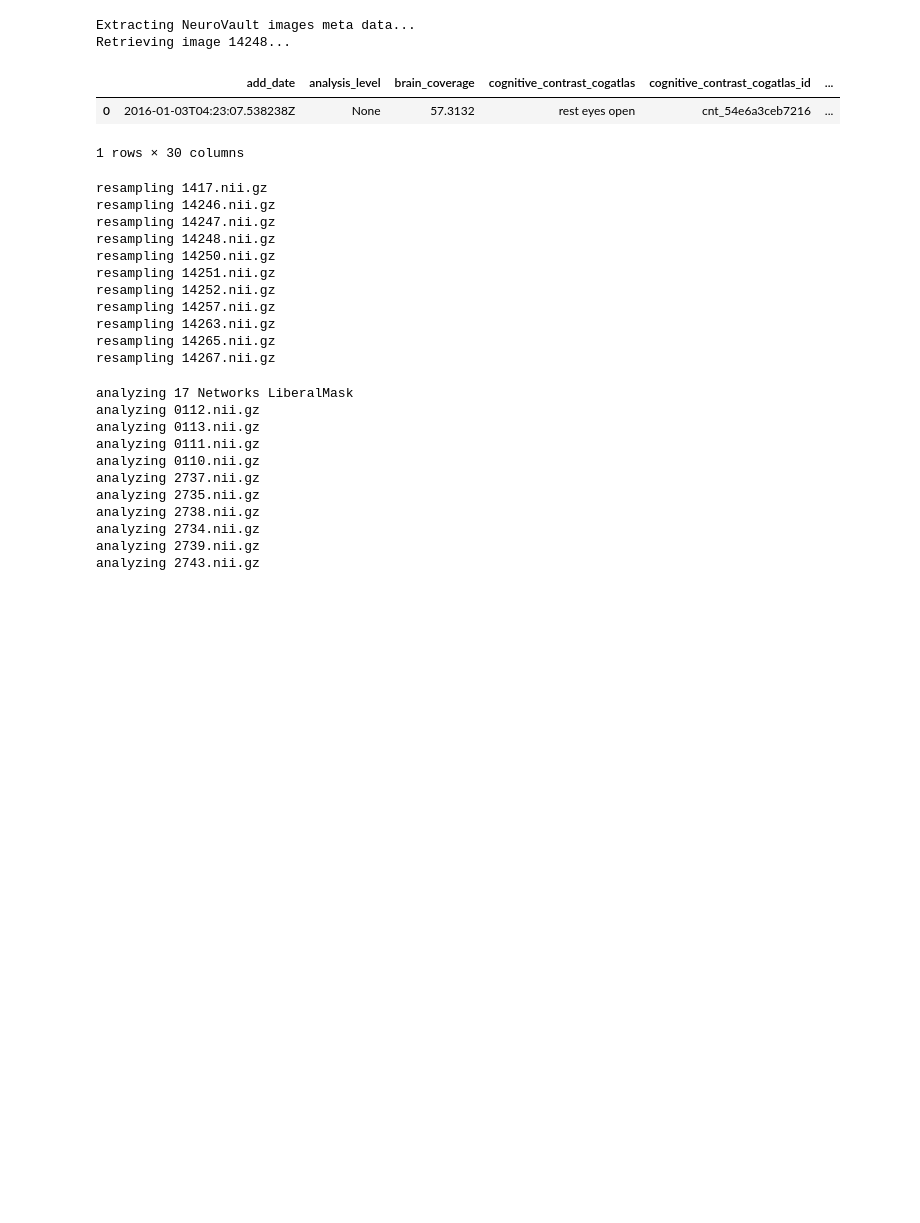
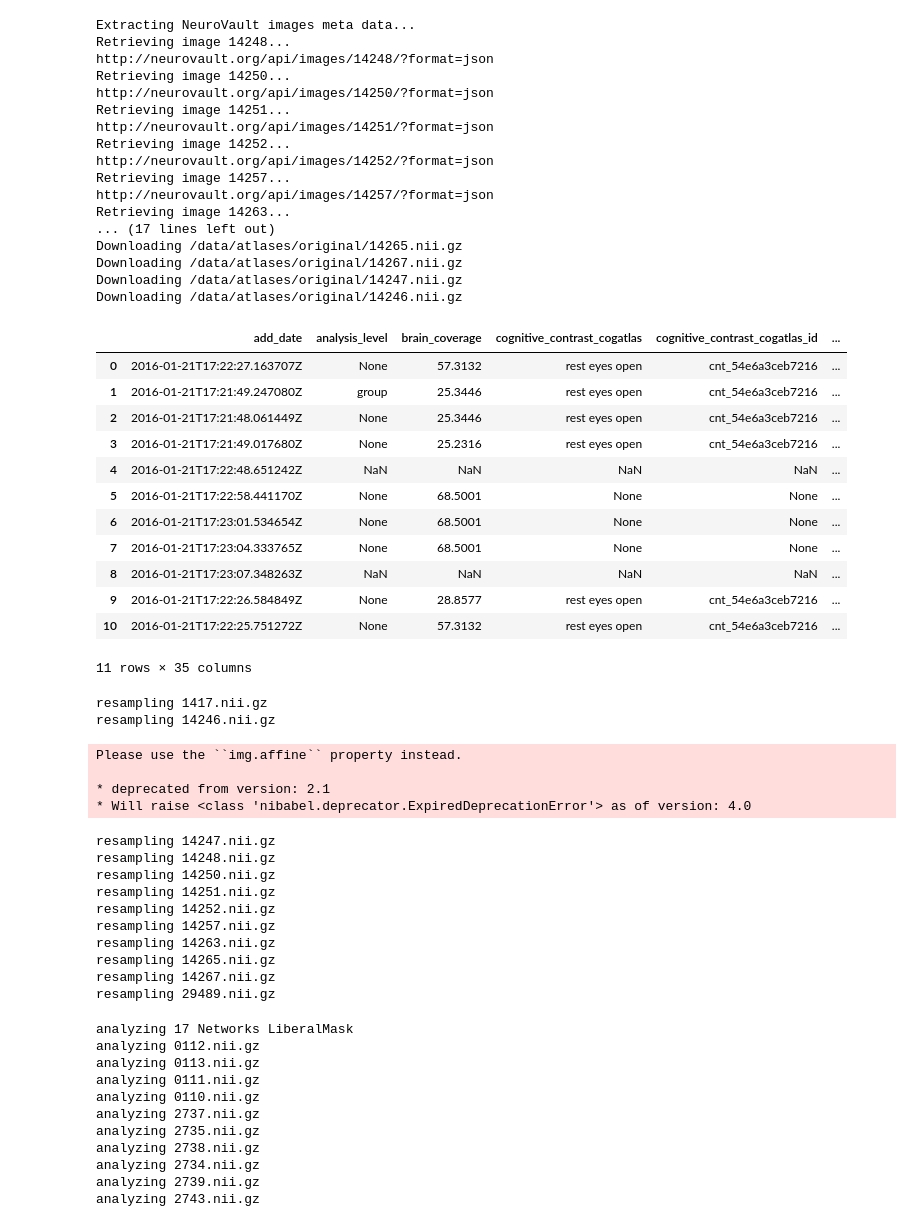
Before and after one commit to NeuroVault/atlas_analysis, a Jupyter notebook: Evaluate atlases.ipynb, the cells around one changed output. Saved outputs shown, nothing was run; the diff lists cells and outputs as text; code cells hidden in the pictures; blank space fills up the shorter version.

```diff
--- a/Evaluate atlases.ipynb
+++ b/Evaluate atlases.ipynb
@@ -12,43 +12,73 @@ from scipy import stats
 from scipy.ndimage.measurements import labeled_comprehension
 import pylab as plt
 # %%
-map_ids = [14248]#[14250, 14251, 14252, 14257, 14263, 14265, 14267, 1417, 14247, 14246]
+map_ids = [14248, 14250, 14251, 14252, 14257, 14263, 14265, 14267, 1417, 14247, 14246]
 
 atlases = api.get_images(pks=map_ids)
-api.download_images("atlases", atlases, resample=False)
+api.download_images("/data/atlases", atlases, resample=False)
 # %% [output]
 Extracting NeuroVault images meta data...
 Retrieving image 14248...
+http://neurovault.org/api/images/14248/?format=json
+Retrieving image 14250...
+http://neurovault.org/api/images/14250/?format=json
+Retrieving image 14251...
+http://neurovault.org/api/images/14251/?format=json
+Retrieving image 14252...
+http://neurovault.org/api/images/14252/?format=json
+Retrieving image 14257...
+http://neurovault.org/api/images/14257/?format=json
+Retrieving image 14263...
+... (17 lines left out)
+Downloading /data/atlases/original/14265.nii.gz
+Downloading /data/atlases/original/14267.nii.gz
+Downloading /data/atlases/original/14247.nii.gz
+Downloading /data/atlases/original/14246.nii.gz
 |  | add_date | analysis_level | brain_coverage | cognitive_contrast_cogatlas | cognitive_contrast_cogatlas_id | ... |
-| 0 | 2016-01-03T04:23:07.538238Z | None | 57.3132 | rest eyes open | cnt_54e6a3ceb7216 | ... |
+| 0 | 2016-01-21T17:22:27.163707Z | None | 57.3132 | rest eyes open | cnt_54e6a3ceb7216 | ... |
+| 1 | 2016-01-21T17:21:49.247080Z | group | 25.3446 | rest eyes open | cnt_54e6a3ceb7216 | ... |
+| 2 | 2016-01-21T17:21:48.061449Z | None | 25.3446 | rest eyes open | cnt_54e6a3ceb7216 | ... |
+| 3 | 2016-01-21T17:21:49.017680Z | None | 25.2316 | rest eyes open | cnt_54e6a3ceb7216 | ... |
+| 4 | 2016-01-21T17:22:48.651242Z | NaN | NaN | NaN | NaN | ... |
+| 5 | 2016-01-21T17:22:58.441170Z | None | 68.5001 | None | None | ... |
+| 6 | 2016-01-21T17:23:01.534654Z | None | 68.5001 | None | None | ... |
+| 7 | 2016-01-21T17:23:04.333765Z | None | 68.5001 | None | None | ... |
+| 8 | 2016-01-21T17:23:07.348263Z | NaN | NaN | NaN | NaN | ... |
+| 9 | 2016-01-21T17:22:26.584849Z | None | 28.8577 | rest eyes open | cnt_54e6a3ceb7216 | ... |
+| 10 | 2016-01-21T17:22:25.751272Z | None | 57.3132 | rest eyes open | cnt_54e6a3ceb7216 | ... |
-1 rows × 30 columns
+11 rows × 35 columns
 # %%
-filenames = !ls atlases/original/*.nii.gz
-standard = "/usr/local/fsl/data/standard/MNI152_T1_2mm_brain.nii.gz"
+filenames = !ls /data/atlases/original/*.nii.gz
+standard = "/usr/share/fsl/data/standard/MNI152_T1_2mm_brain.nii.gz"
 
-!mkdir -p atlases/resampled
+!mkdir -p /data/atlases/resampled
 
 for fname in filenames:
     fname = fname.split("/")[-1]
     print "resampling " + fname
-    nii = nb.load("atlases/original/" + fname)
+    nii = nb.load("/data/atlases/original/" + fname)
 
     target_nii = nb.load(standard)
     resampled_nii = resample_img(nii,target_affine=target_nii.get_affine(),
                                  target_shape=target_nii.shape, interpolation='nearest')
-    resampled_nii.to_filename("atlases/resampled/" + fname)
+    resampled_nii.to_filename("/data/atlases/resampled/" + fname)
 # %% [output]
 resampling 1417.nii.gz
 resampling 14246.nii.gz
-resampling 14247.nii.gz
-resampling 14248.nii.gz
-resampling 14250.nii.gz
-resampling 14251.nii.gz
-resampling 14252.nii.gz
-resampling 14257.nii.gz
-resampling 14263.nii.gz
-resampling 14265.nii.gz
-resampling 14267.nii.gz
+Please use the ``img.affine`` property instead.
+
+* deprecated from version: 2.1
+* Will raise <class 'nibabel.deprecator.ExpiredDeprecationError'> as of version: 4.0
+resampling 14247.nii.gz
+resampling 14248.nii.gz
+resampling 14250.nii.gz
+resampling 14251.nii.gz
+resampling 14252.nii.gz
+resampling 14257.nii.gz
+resampling 14263.nii.gz
+resampling 14265.nii.gz
+resampling 14267.nii.gz
+resampling 29489.nii.gz
 # %%
 def score_map(map_filename, atlas_data, labels):
     map_data = nb.load(map_filename).get_data()
```
Also changed, not shown: 4 other files.
